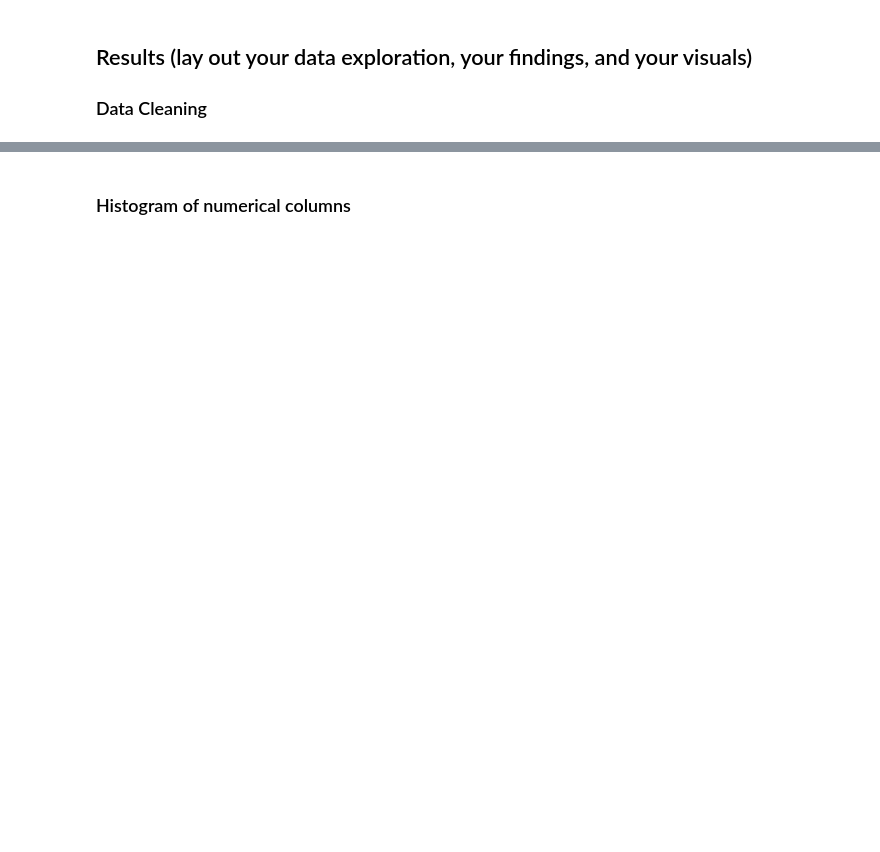
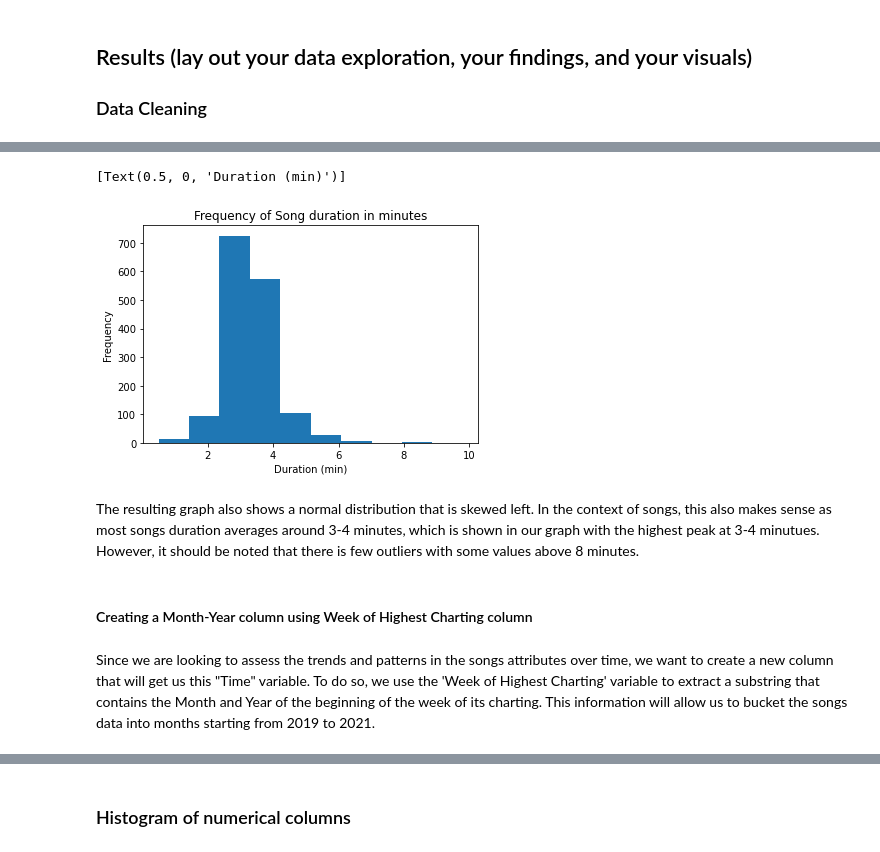
Before and after one commit to Opheliadh/DH140-Final-Music-Trends, a Jupyter notebook: Spotify_songs_popularity.ipynb, the cells around one changed output, grey strips where cells are left out. Cells and saved outputs as stored; diff of their text form; code cells hidden in the pictures; blank space fills up the shorter version.

```diff
--- a/Spotify_songs_popularity.ipynb
+++ b/Spotify_songs_popularity.ipynb
@@ -122,8 +124,18 @@ count = 160
 for i in df["Duration (ms)"]:
     duration_m.append(round(int(i)/(1000*60),2))
 # %%
-cleaned_df['Duration (m)'] = duration_m
+cleaned_df['Duration (min)'] = duration_m
+# %%
+ax = cleaned_df['Duration (min)'].plot.hist(title='Frequency of Song duration in minutes')
+ax.set(xlabel='Duration (min)')
+# %% [output]
+[Text(0.5, 0, 'Duration (min)')]
+[figure, added]
+# %% [markdown]
+The resulting graph also shows a normal distribution that is skewed left. In the context of songs, this also makes sense as most songs duration averages around 3-4 minutes, which is shown in our graph with the highest peak at 3-4 minutues. However, it should be noted that there is few outliers with some values above 8 minutes.
 # %%
 cleaned_df[['Danceability','Energy', 'Loudness', 'Speechiness', 'Acousticness', 'Liveness',
       'Tempo','Valence']]=df[['Danceability','Energy', 'Loudness', 'Speechiness', 'Acousticness', 'Liveness',
       'Tempo','Valence']].astype(float)
+# %% [markdown]
+#### Creating a Month-Year column using Week of Highest Charting column
@@ -129,0 +144,2 @@ cleaned_df[['Danceability','Energy', 'Loudness', 'Speechiness', 'Acousticness',
+# %% [markdown]
+Since we are looking to assess the trends and patterns in the songs attributes over time, we want to create a new column that will get us this "Time" variable. To do so, we use the 'Week of Highest Charting' variable to extract a substring that contains the Month and Year of the beginning of the week of its charting. This information will allow us to bucket the songs data into months starting from 2019 to 2021.
```
Also changed, not shown: parts of 41 cells of this notebook.
